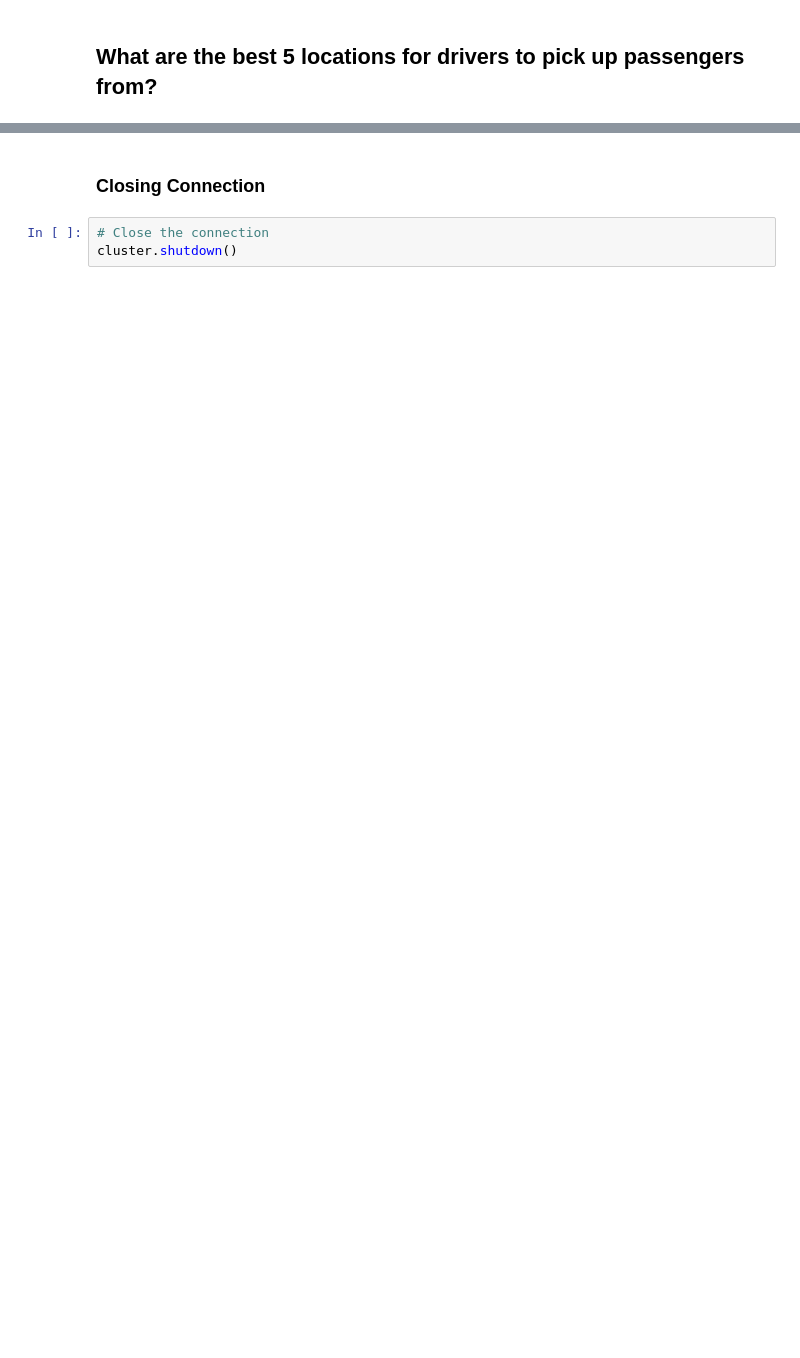
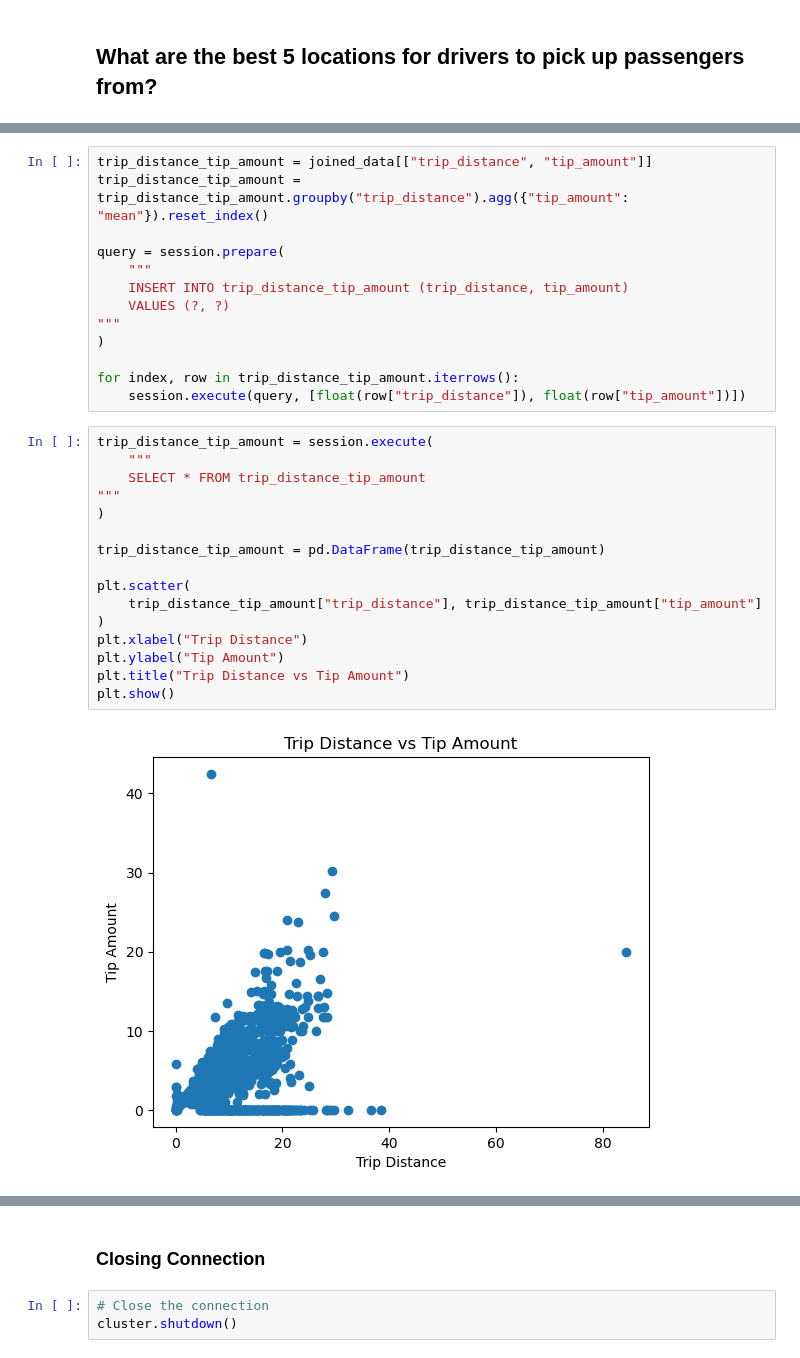
Before and after one commit to yahiaehab10/Python-MongoDB-Cassandra, a Jupyter notebook: Cassandra.ipynb, the cells around one changed output, grey strips where cells are left out. Cells and saved outputs as stored; diff of their text form; blank space fills up the shorter version.

```diff
--- a/Cassandra.ipynb
+++ b/Cassandra.ipynb
@@ -369,0 +478,31 @@ pickup_location_df
+# %%
+trip_distance_tip_amount = joined_data[["trip_distance", "tip_amount"]]
+trip_distance_tip_amount = trip_distance_tip_amount.groupby("trip_distance").agg({"tip_amount": "mean"}).reset_index()
+
+query = session.prepare(
+    """
+    INSERT INTO trip_distance_tip_amount (trip_distance, tip_amount)
+    VALUES (?, ?)
+"""
+)
+
+for index, row in trip_distance_tip_amount.iterrows():
+    session.execute(query, [float(row["trip_distance"]), float(row["tip_amount"])])
+# %%
+trip_distance_tip_amount = session.execute(
+    """
+    SELECT * FROM trip_distance_tip_amount
+"""
+)
+
+trip_distance_tip_amount = pd.DataFrame(trip_distance_tip_amount)
+
+plt.scatter(
+    trip_distance_tip_amount["trip_distance"], trip_distance_tip_amount["tip_amount"]
+)
+plt.xlabel("Trip Distance")
+plt.ylabel("Tip Amount")
+plt.title("Trip Distance vs Tip Amount")
+plt.show()
+# %% [output]
+[figure, added]
```
Also changed, not shown: parts of 33 cells of this notebook.
